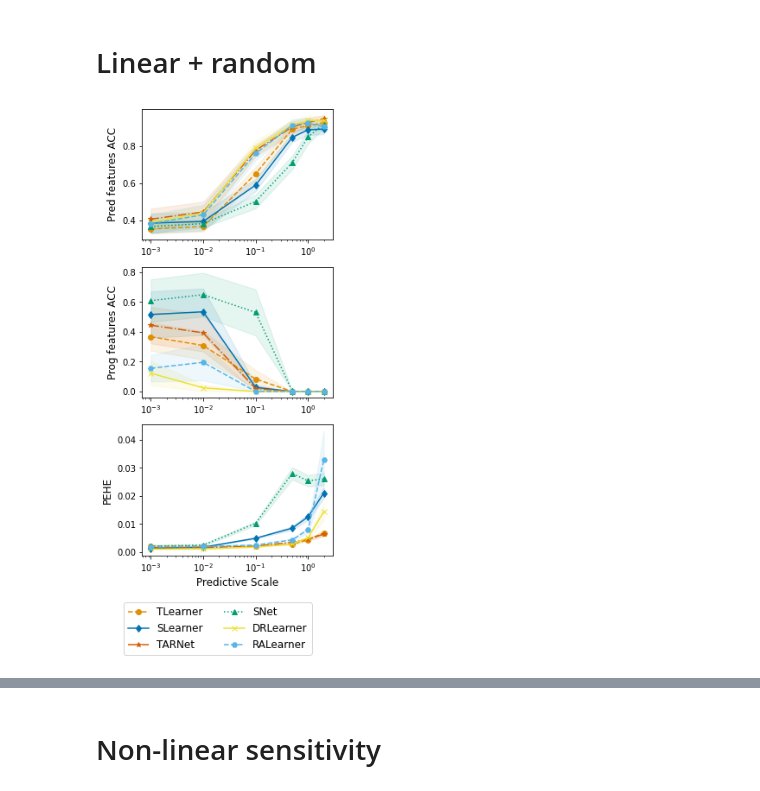
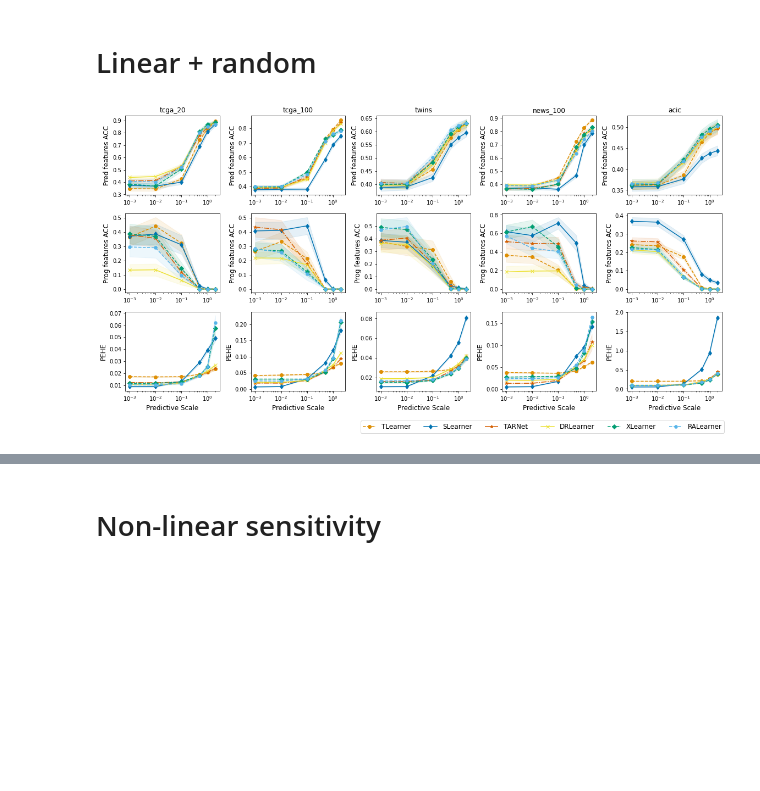
Before and after one commit to JonathanCrabbe/ITErpretability, a Jupyter notebook: plot_results.ipynb, the cells around one changed output, grey strips where cells are left out. Drawn from its saved outputs; the diff is of its cells as text; code cells hidden in the pictures; blank space fills up the shorter version.

Commit message:
Updated notebooks for plots.

```diff
--- a/plot_results.ipynb
+++ b/plot_results.ipynb
@@ -155,11 +201,14 @@ def aggregate_results_and_plot_propensity_sensitivity(dataset, num_important_fea
 # Linear + random
 # %%
 #metrics = ['All features ACC', 'Pred features ACC', 'Prog features ACC', 'PEHE', 'Normalized PEHE', 'Factual RMSE']
-seeds_list = [42, 25, 77, 55, 88, 99, 10, 2, 50, 100]
+seeds_list = list(range(1, 30))
 metrics_to_plot = ['Pred features ACC', 'Prog features ACC', 'PEHE']
 explainer='integrated_gradients'
+datasets_list = ['tcga_20', 'tcga_100', 'twins', 'news_100', 'acic']
+num_important_features_list = [4, 20, 8, 20, 10]
 # %%
-aggregate_results_and_plot_predictive_sensitivity(dataset='tcga_20', num_important_features=4, explainer=explainer, metrics_list=metrics_to_plot, synthetic_simulator_type='linear',
+seeds_list = list(range(1, 30))
+aggregate_results_and_plot_predictive_sensitivity(datasets_list=datasets_list, num_important_features_list=num_important_features_list, explainer=explainer, metrics_list=metrics_to_plot, synthetic_simulator_type='linear',
                                                   binary_outcome='False', seeds_list=seeds_list)
 # %% [output]
-[figure, old version]
+[figure, new version]
```
Also changed, not shown: parts of 19 cells of this notebook, 1 other file.
